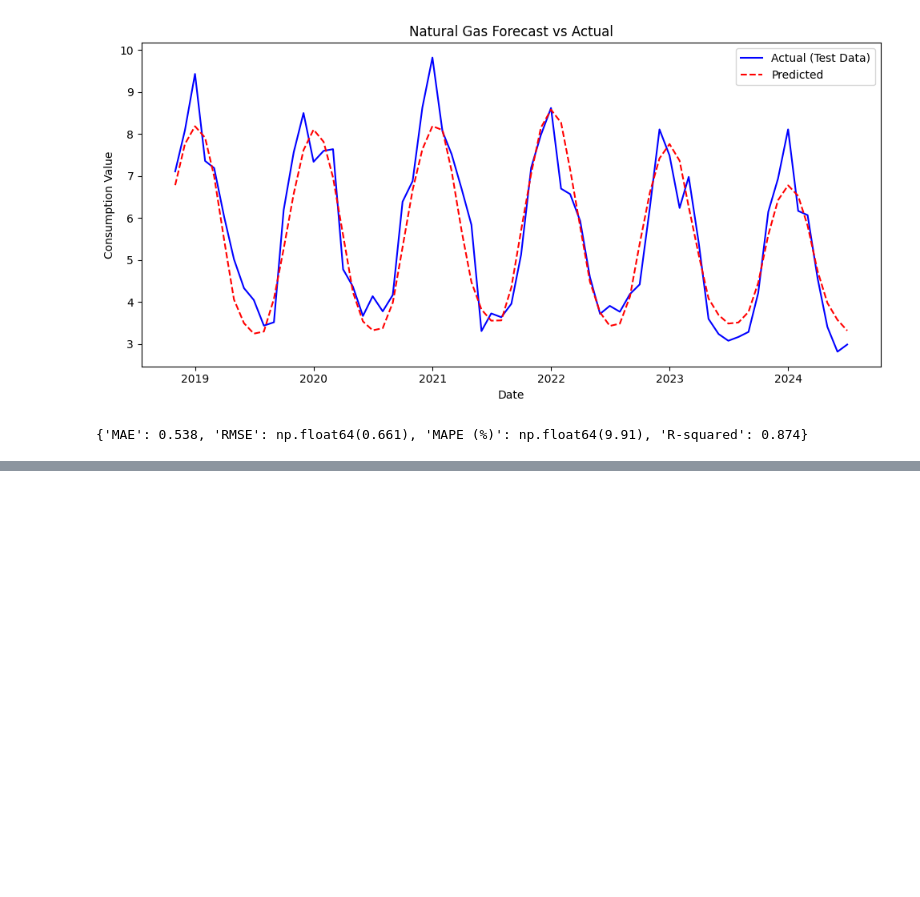
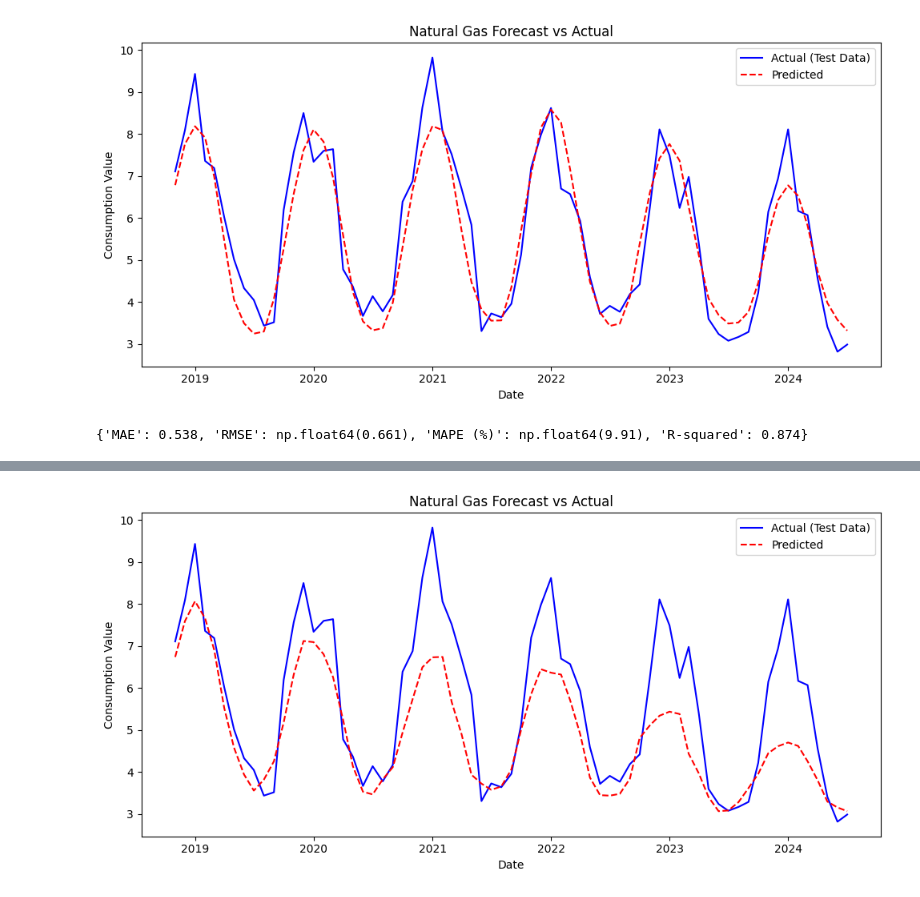
Before and after one commit to AliFazelniya/mlhub, a Jupyter notebook: time_series/ngs/main.ipynb, the cells around one changed output, grey strips where cells are left out. Drawn from its saved outputs; the diff is of its cells as text; code cells hidden in the pictures; blank space fills up the shorter version.

```diff
--- a/time_series/ngs/main.ipynb
+++ b/time_series/ngs/main.ipynb
@@ -129,0 +200,11 @@ print(metrics)
+# %%
+plt.figure(figsize=(10, 5))
+plt.plot(test_dates, y_test_res, label='Actual (Test Data)', color='blue')
+plt.plot(test_dates, y_pred_res, label='Predicted', color='red', linestyle='--')
+plt.title('Natural Gas Forecast vs Actual')
+plt.xlabel('Date')
+plt.ylabel('Consumption Value')
+plt.legend()
+plt.tight_layout()
+# %% [output]
+[figure, added]
```
Also changed, not shown: parts of 2 cells of this notebook.
